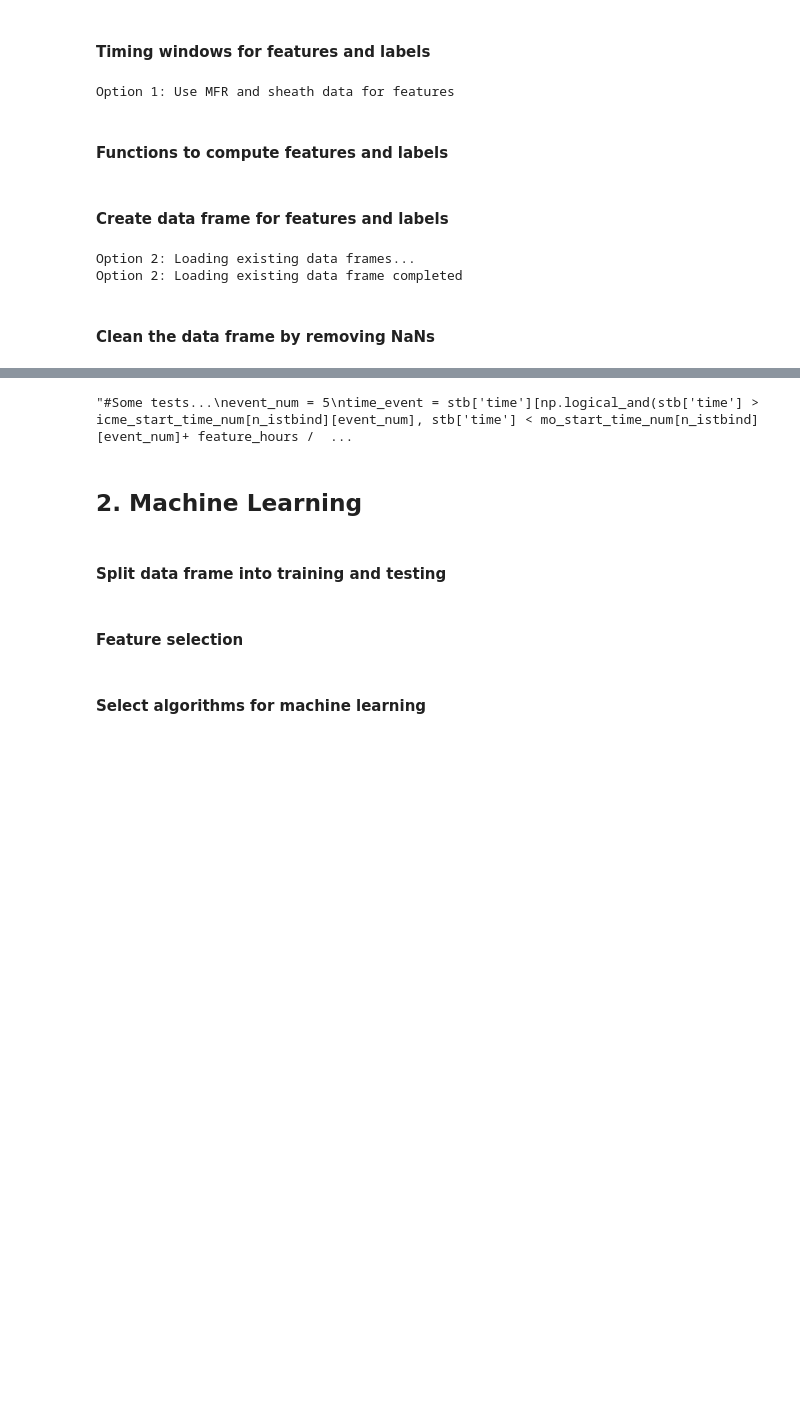
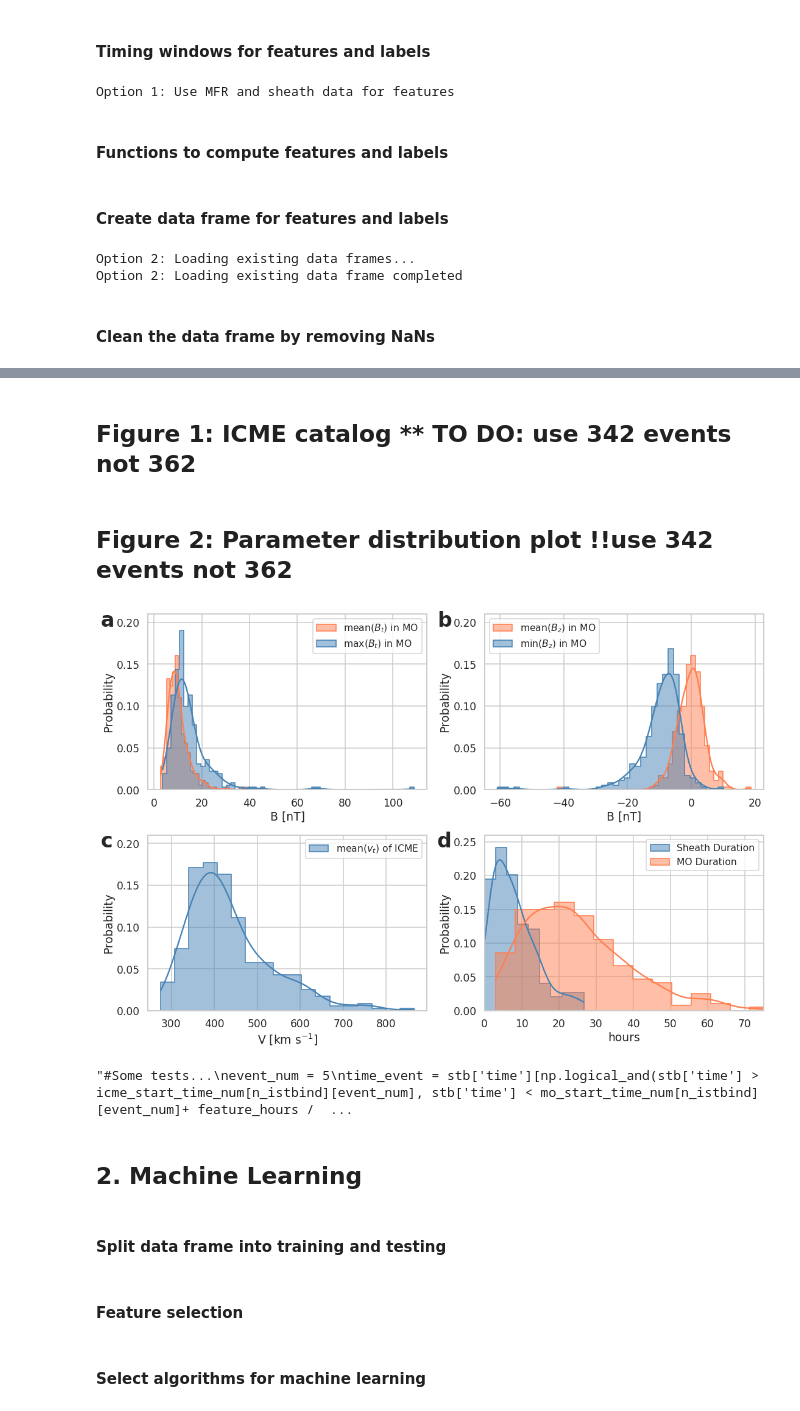
Before and after one commit to helioforecast/Papers, a Jupyter notebook: Reiss2021_MLrope/mfrpred_mreiss_bz.ipynb, the cells around one changed output, grey strips where cells are left out. Drawn from its saved outputs; the diff is of its cells as text; code cells hidden in the pictures; blank space fills up the shorter version.

```diff
--- a/Reiss2021_MLrope/mfrpred_mreiss_bz.ipynb
+++ b/Reiss2021_MLrope/mfrpred_mreiss_bz.ipynb
@@ -500,0 +419,2 @@ Total number of events left:   348
+# %% [markdown]
+## Figure 1: ICME catalog ** TO DO: use 342 events not 362
@@ -501,3 +474,73 @@ Total number of events left:   348
+# %% [markdown]
+## Figure 2: Parameter distribution plot !!use 342 events not 362
+# %%
+#make distribution plots
+#plt.figure(10,figsize=(12,5))
+#sns.histplot(ic.mo_sc_heliodistance)
+
+sns.set_context("talk")
+sns.set_style('whitegrid')
+
+fig=plt.figure(figsize=(15,10),dpi=75)
+
+fs=15
+ax1 = plt.subplot(221)
+sns.histplot(ic.loc[n_all,'mo_bmean'], label='mean($B_t$) in MO',color='coral',alpha=0.5,kde=True,stat='probability',element='step')
+sns.histplot(ic.loc[n_all,'mo_bmax'], label='max($B_t$) in MO',color='steelblue',kde=True,stat='probability', element='step')
+ax1.set_xlabel('B [nT]')
+ax1.set_ylim(0,0.21)
+plt.legend(loc=1,fontsize=fs)
+
+ax2 = plt.subplot(222)
+sns.histplot(ic.loc[n_all,'mo_bzmean'],label='mean($B_z$) in MO',color='coral',alpha=0.5,kde=True,stat='probability', element='step')
+sns.histplot(ic.loc[n_all,'mo_bzmin'],label='min($B_z$) in MO',color='steelblue',kde=True,stat='probability', element='step')
+ax2.set_xlabel('B [nT]')
+#ax2.set_ylabel('')
+ax2.set_ylim(0,0.21)
+plt.legend(loc=2,fontsize=fs)
+
+ax3 = plt.subplot(223)
+sns.histplot(ic.loc[n_all,'icme_speed_mean'],label='mean($v_t$) of ICME',color='steelblue',kde=True,stat='probability', element='step')
+ax3.set_xlabel('V [km s$^{-1}$]')
+ax3.set_ylim(0,0.21)
+plt.legend(loc=1,fontsize=fs)
+
+ax4 = plt.subplot(224)
+sns.histplot(ic.loc[n_all,'icme_duration']-ic.loc[n_iwinind,'mo_duration'],label='Sheath Duration',color='steelblue',kde=True,stat='probability', element='step')
+sns.histplot(ic.loc[n_all,'mo_duration'],label='MO Duration',color='coral',kde=True,stat='probability', element='step')
+ax4.set_xlabel('hours')
+ax4.set_ylim(0,0.26)
+ax4.set_xlim(0,75)
+#ax4.set_ylabel('')
+plt.legend(loc=1,fontsize=fs)
+
+#ax4 = plt.subplot(234)
+#sns.histplot(ic.loc[n_iwinind,'mo_density_mean'],label='MO <$N_p$>',color='steelblue',kde=True,stat='probability', element='step')
+#ax4.set_xlabel('N [ccm$^{-3}$]')#
+#ax4.set_ylim(0,0.25)
+#ax4.set_ylabel('')
+#plt.legend(loc=1)
+
+#ax5 = plt.subplot(235)
+#sns.histplot(ic.loc[n_iwinind,'mo_temperature_mean'],label='MO <$T_p$>',color='steelblue',kde=True,stat='probability', element='step')
+#ax5.set_xlabel('hours')
+#ax5.set_ylim(0,0.25)#
+#ax5.set_ylabel('')
+#plt.legend(loc=1)
+#plt.tight_layout()
+
+plt.tight_layout()
+
+# Add labels to plots
+for ax, ann in zip([ax1, ax2, ax3, ax4], ['a', 'b','c','d']):
+    ax.text(-0.17, .93, ann, transform=ax.transAxes, fontsize=32, weight='bold')
+
+argv3 ='fig2_dist.pdf'
+plt.savefig('plots/' + argv3)
+argv3 ='fig2_dist.png'
+plt.savefig('plots/' + argv3)
+# %% [output]
+[figure, added]
 # %%
 """#Some tests...
 event_num = 5
```
Also changed, not shown: parts of 19 cells of this notebook, 2 other files.
